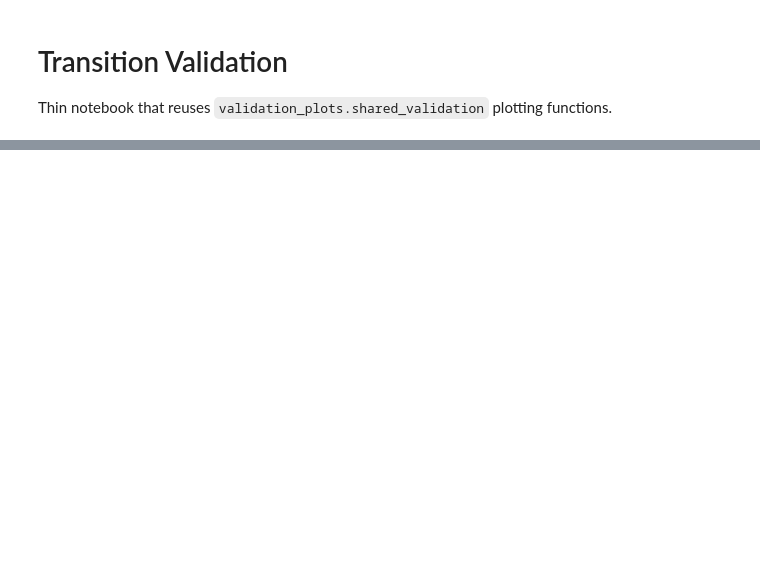
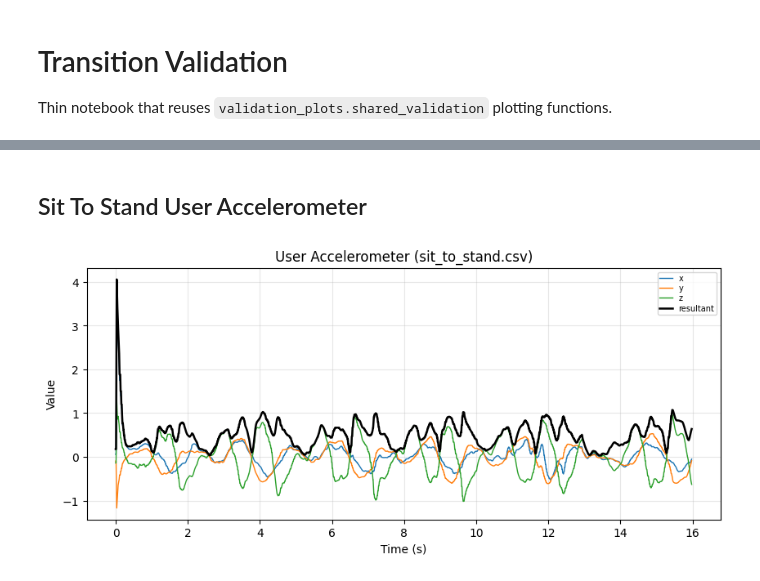
Before and after one commit to ahmedazhar2299/my-walk-sentinal, a Jupyter notebook: transition_validation.ipynb, the cells around one changed output, grey strips where cells are left out. Saved outputs shown, nothing was run; the diff lists cells and outputs as text; code cells hidden in the pictures; blank space fills up the shorter version.

```diff
--- a/transition_validation.ipynb
+++ b/transition_validation.ipynb
@@ -160,0 +224,10 @@ display(pd.DataFrame(all_summaries))
+# %% [markdown]
+## Sit To Stand User Accelerometer
+# %%
+SHOW_USERACC_X = True
+SHOW_USERACC_Y = True
+SHOW_USERACC_Z = True
+SHOW_USERACC_RESULTANT = True
+plot_loaded_sensor(SIT_TO_STAND_DF, "User Accelerometer", "useracc_x", "useracc_y", "useracc_z", SHOW_USERACC_X, SHOW_USERACC_Y, SHOW_USERACC_Z, SHOW_USERACC_RESULTANT, source_label=SIT_TO_STAND_PATH.name if SIT_TO_STAND_PATH else None)
+# %% [output]
+[figure, added]
```
Also changed, not shown: parts of 28 cells of this notebook, 4 other files.
